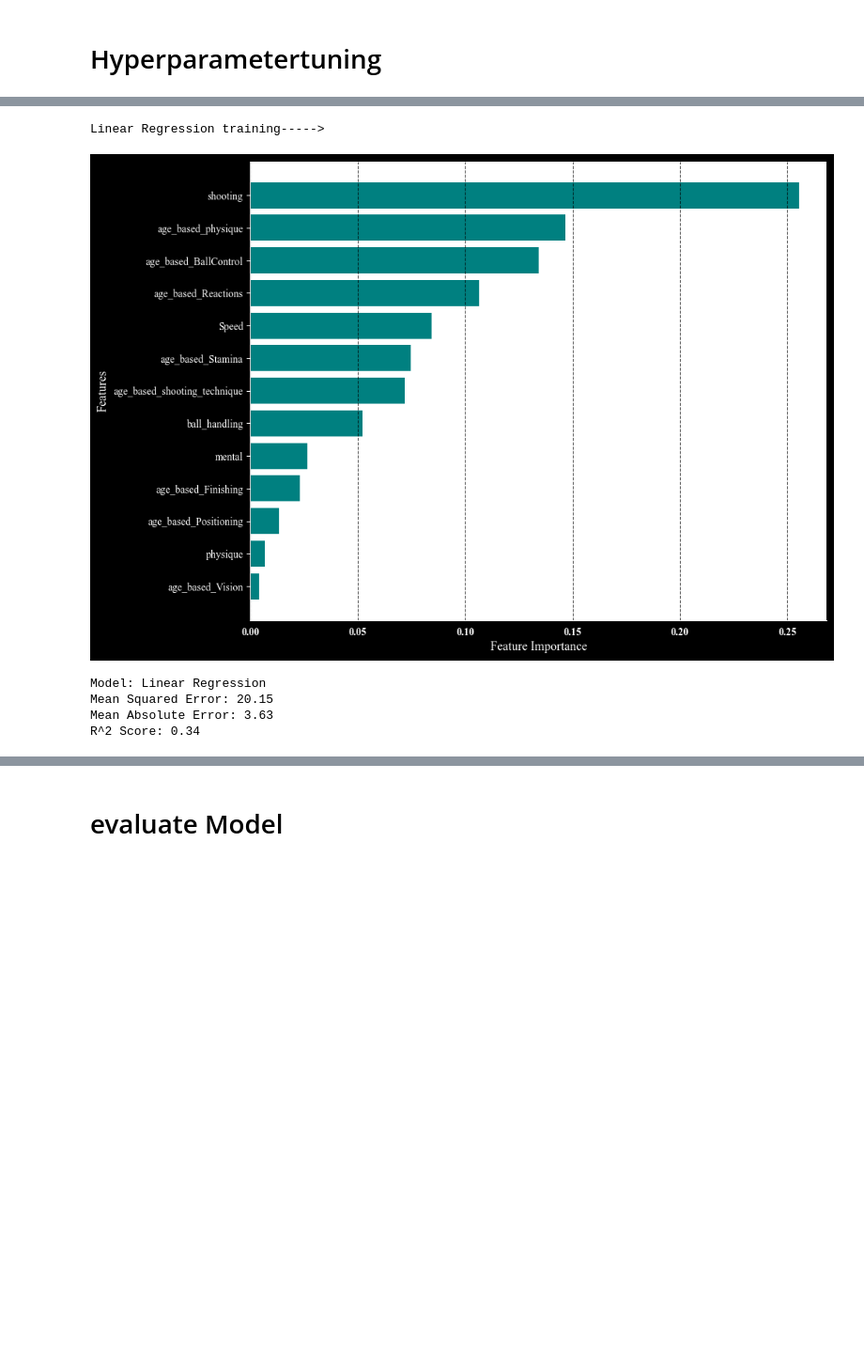
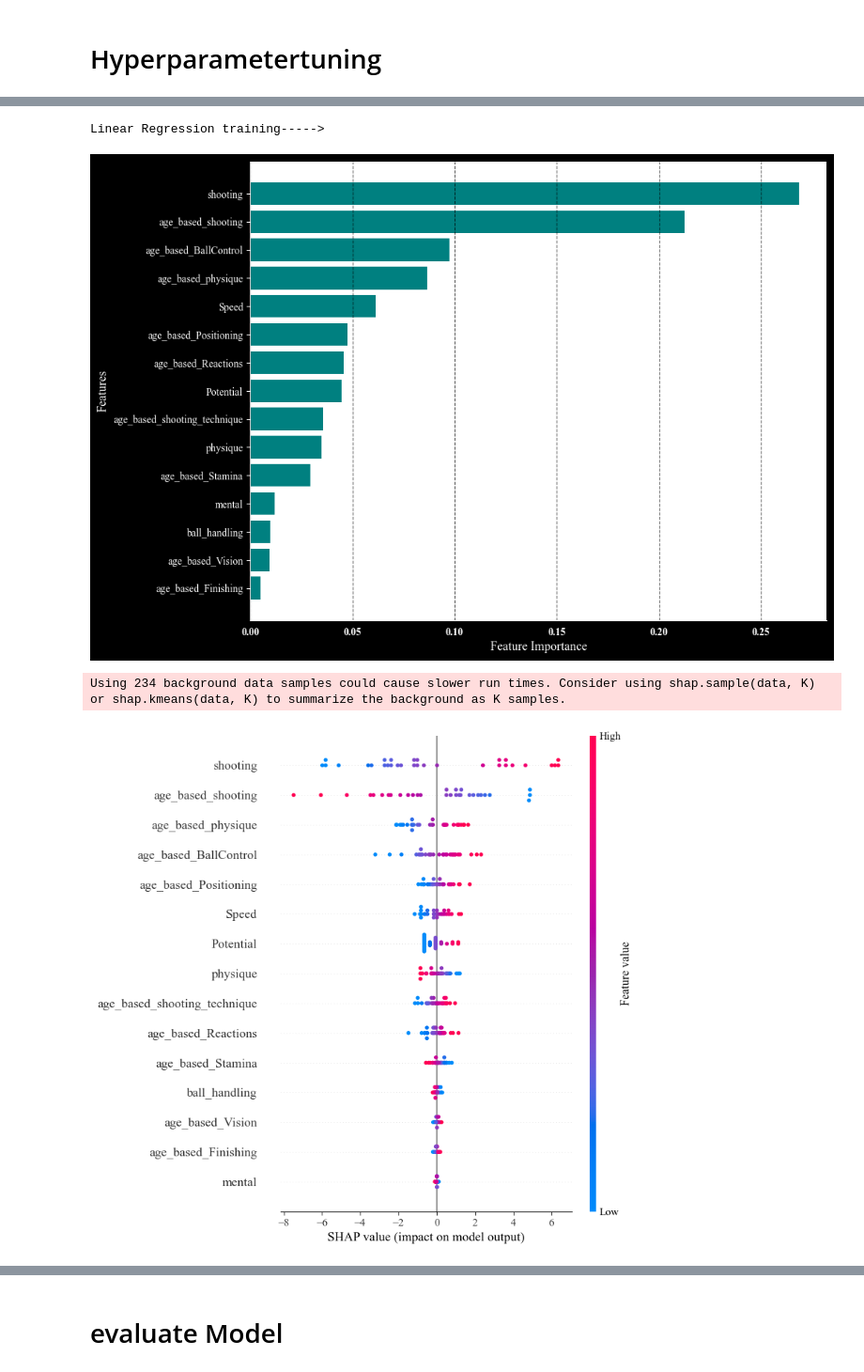
Before and after one commit to robb1302/statsfaction, a Jupyter notebook: scripts/sport_analytics/model/what was his name again_offense_regression.ipynb, the cells around one changed output, grey strips where cells are left out. Shown at 94% size. Saved outputs shown, nothing was run; the diff lists cells and outputs as text; code cells hidden in the pictures; blank space fills up the shorter version.

Commit message:
update modely notebooks

```diff
--- a/scripts/sport_analytics/model/what was his name again_offense_regression.ipynb
+++ b/scripts/sport_analytics/model/what was his name again_offense_regression.ipynb
@@ -35,7 +35,7 @@ PLAYER_ATTRIBUTES = [ 'age_based_shooting','shooting', 'ShortPassing','Dribbling
                      'SprintSpeed', 'Agility','Composure', 'Reactions',
                        'age_based_Stamina', 'Aggression', 'Interceptions', 'Positioning', 'age_based_Vision']
 
-PLAYER_ATTRIBUTES = [ 'shooting',
+PLAYER_ATTRIBUTES = [ 'shooting', 'Potential','age_based_shooting',
        'mental', 'physique', 'Speed', 'ball_handling', 'age_based_Reactions',
        'age_based_physique', 'age_based_shooting_technique',
        'age_based_Stamina', 'age_based_Positioning', 'age_based_Vision',
@@ -452,7 +472,8 @@ from sklearn.ensemble import RandomForestRegressor
 from sklearn.svm import SVR
 import xgboost as xgb
 import lightgbm as lgb
-from src.sport_analytics.model.eval import plot_feature_importance, log_metrics_in_mlflow_regression, log_feature_list_as_artifact, plot_shap_summary_regression
+
+from src.sport_analytics.model.eval import plot_feature_importance, log_metrics_in_mlflow_regression, log_feature_list_as_artifact, plot_shap_summary
 import mlflow
 import mlflow.sklearn
 import mlflow.xgboost
@@ -460,16 +481,16 @@ import mlflow.lightgbm
 import pandas as pd
 from sklearn.metrics import mean_squared_error, mean_absolute_error, r2_score
 
-# (Your other imports and parameters)
 
-# Create and train different regression models
+
 regression_models = {
     'Linear Regression': LinearRegression(),
     'Decision Tree Regressor': DecisionTreeRegressor(random_state=42),
     'Random Forest Regressor': RandomForestRegressor(random_state=42),
     'XGBoost Regressor': xgb.XGBRegressor(random_state=42),
-    'LightGBM Regressor': lgb.LGBMRegressor(random_state=42)
+    'LightGBM Regressor': lgb.LGBMRegressor(random_state=42),
 }
+
 
 regression_results = {}
 
@@ -514,37 +535,36 @@ for model_name, model in regression_models.items():
 
         # Evaluation Plots (Note: Regression models may not have ROC curves, so adapt this as needed)
         # plot_auc_curves(y_true=y_test, y_proba=model.predict_proba(X_test_scaled_df))
         plot_feature_importance(model, '', top_n=20)
         plot_shap_summary(model=model,df=X_test_scaled_df,K = 30)
 
 
         # Evaluation Metrics
         log_metrics_in_mlflow_regression(y_test=y_test, y_pred=y_pred)
 
         # Output for quick evaluation
         mse = mean_squared_error(y_test, y_pred)
         mae = mean_absolute_error(y_test, y_pred)
         r2 = r2_score(y_test, y_pred)
-
+        from sklearn.metrics import  classification_report
+        print(classification_report(y_test>TARGET_OVERALL, y_pred>TARGET_OVERALL))
         regression_results[model_name] = {
             'Model': model,
             'Attributes': PLAYER_ATTRIBUTES,
             'Mean Squared Error': mse,
             'Mean Absolute Error': mae,
             'R2 Score': r2
         }
 
 # Evaluate and print results for each model
 for model_name, results in regression_results.items():
     print(f"Model: {model_name}")
     print(f"Mean Squared Error: {results['Mean Squared Error']:.2f}")
     print(f"Mean Absolute Error: {results['Mean Absolute Error']:.2f}")
-    print(f"R^2 Score: {results['R2 Score']:.2f}")
+    print(f"R2 Score: {results['R2 Score']:.2f}")
     print()
 # %% [output]
 Linear Regression training----->
-[figure, old version]
+[figure, new version]
-Model: Linear Regression
-Mean Squared Error: 20.15
-Mean Absolute Error: 3.63
-R^2 Score: 0.34
+Using 234 background data samples could cause slower run times. Consider using shap.sample(data, K) or shap.kmeans(data, K) to summarize the background as K samples.
+[figure, added]
```
Also changed, not shown: parts of 20 cells of this notebook, 1 other file.
